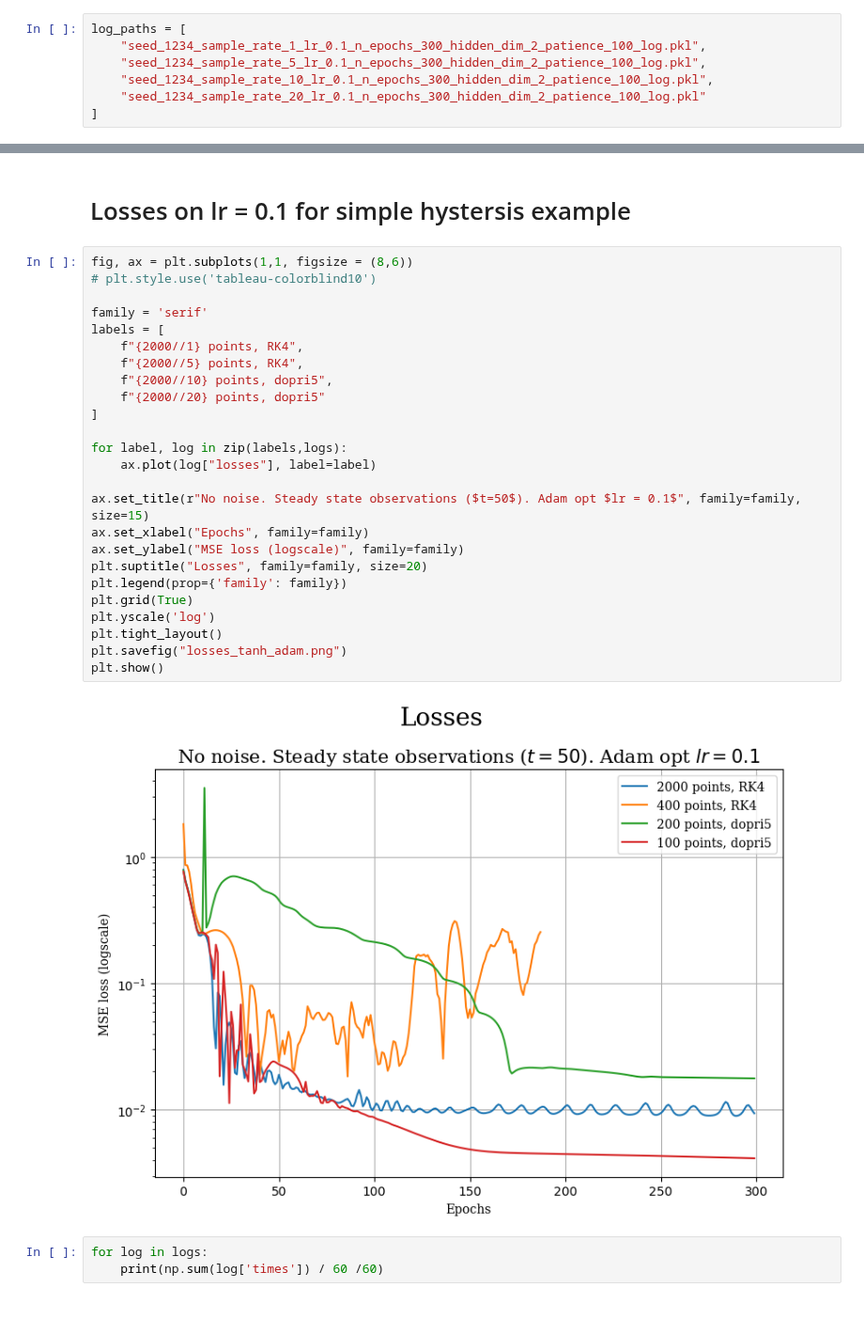
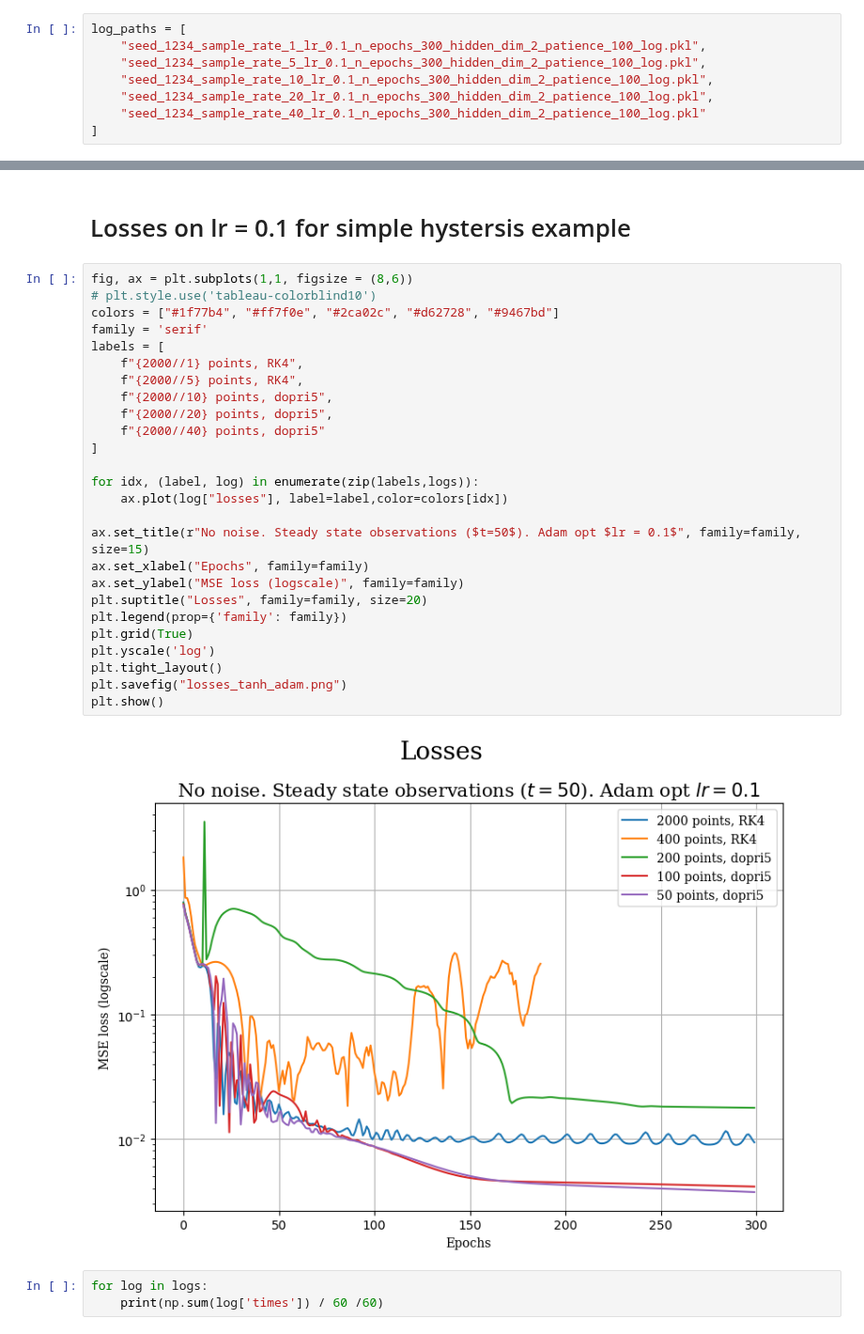
Before and after one commit to MalachiteWind/stable_node_control, a Jupyter notebook: results/july_17/analysis.ipynb, the cells around one changed output, grey strips where cells are left out. Shown at 94% size. Drawn from its saved outputs; the diff is of its cells as text.

```diff
--- a/results/july_17/analysis.ipynb
+++ b/results/july_17/analysis.ipynb
@@ -7,7 +7,8 @@ log_paths = [
     "seed_1234_sample_rate_1_lr_0.1_n_epochs_300_hidden_dim_2_patience_100_log.pkl",
     "seed_1234_sample_rate_5_lr_0.1_n_epochs_300_hidden_dim_2_patience_100_log.pkl",
     "seed_1234_sample_rate_10_lr_0.1_n_epochs_300_hidden_dim_2_patience_100_log.pkl",
-    "seed_1234_sample_rate_20_lr_0.1_n_epochs_300_hidden_dim_2_patience_100_log.pkl"
+    "seed_1234_sample_rate_20_lr_0.1_n_epochs_300_hidden_dim_2_patience_100_log.pkl",
+    "seed_1234_sample_rate_40_lr_0.1_n_epochs_300_hidden_dim_2_patience_100_log.pkl"
 ]
 # %%
 logs = []
@@ -51,30 +59,31 @@ for log in logs:
 # %%
 fig, ax = plt.subplots(1,1, figsize = (8,6))
 # plt.style.use('tableau-colorblind10')
-
+colors = ["#1f77b4", "#ff7f0e", "#2ca02c", "#d62728", "#9467bd"]
 family = 'serif'
 labels = [
     f"{2000//1} points, RK4",
     f"{2000//5} points, RK4",
     f"{2000//10} points, dopri5",
-    f"{2000//20} points, dopri5"
+    f"{2000//20} points, dopri5",
+    f"{2000//40} points, dopri5"
 ]
 
-for label, log in zip(labels,logs):
-    ax.plot(log["losses"], label=label)
+for idx, (label, log) in enumerate(zip(labels,logs)):
+    ax.plot(log["losses"], label=label,color=colors[idx])
 
 ax.set_title(r"No noise. Steady state observations ($t=50$). Adam opt $lr = 0.1$", family=family, size=15)
 ax.set_xlabel("Epochs", family=family)
 ax.set_ylabel("MSE loss (logscale)", family=family)
 plt.suptitle("Losses", family=family, size=20)
 plt.legend(prop={'family': family})
 plt.grid(True)
 plt.yscale('log')
 plt.tight_layout()
 plt.savefig("losses_tanh_adam.png")
 plt.show()
 # %% [output]
-[figure, old version]
+[figure, new version]
 # %%
 for log in logs:
     print(np.sum(log['times']) / 60 /60)
```
Also changed, not shown: parts of 9 cells of this notebook, 26 other files.
